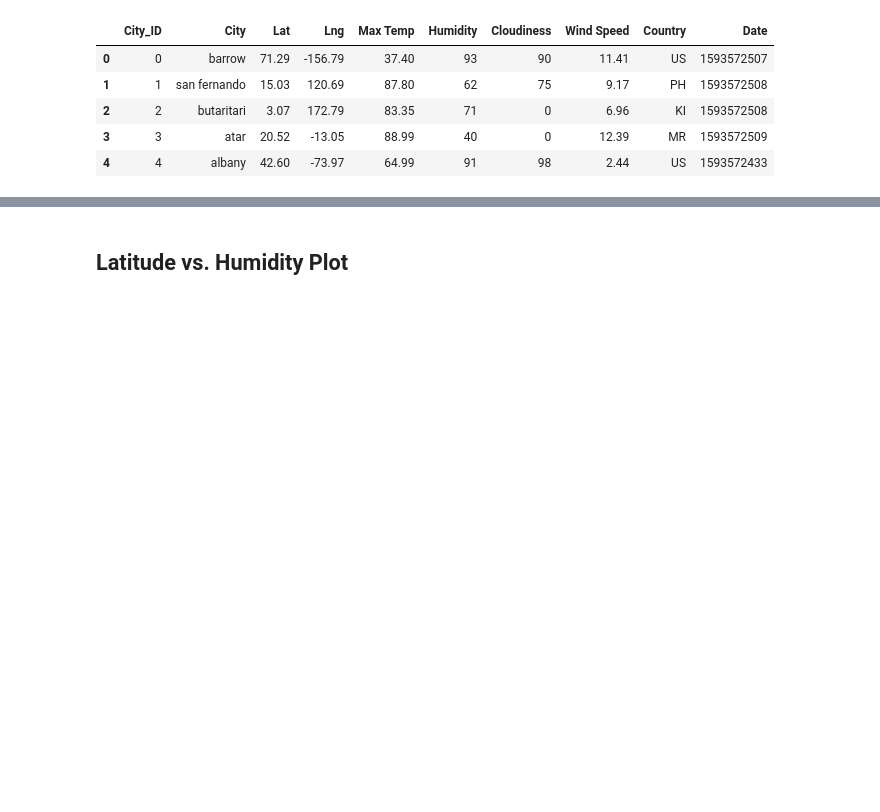
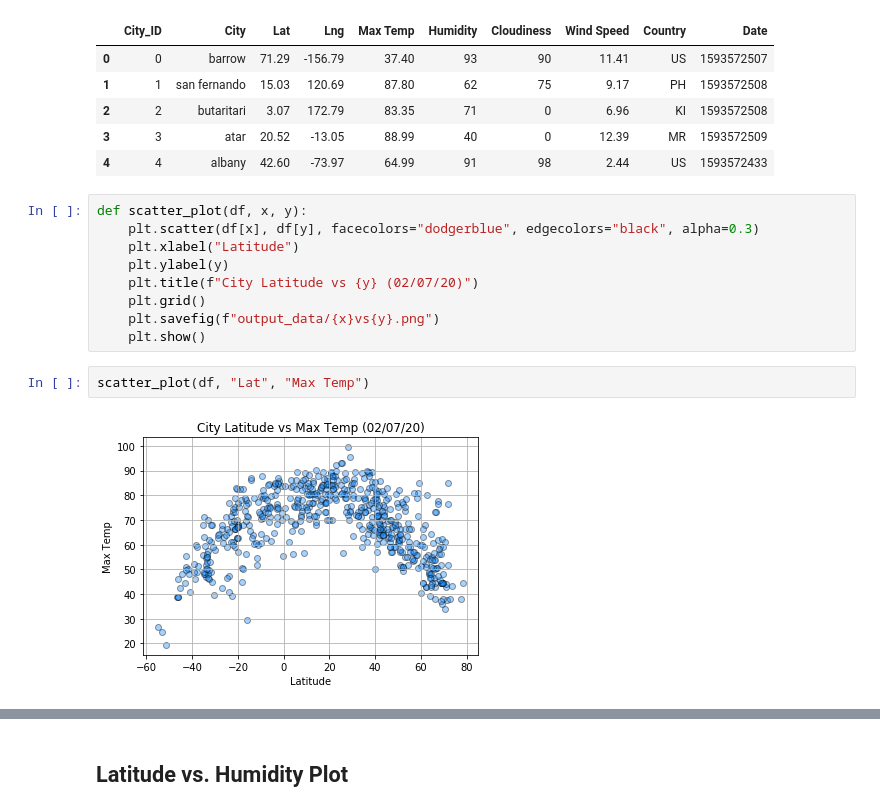
Before and after one commit to momcancode/API-challenge, a Jupyter notebook: WeatherPy/WeatherPy-TEST.ipynb, the cells around one changed output, grey strips where cells are left out. Drawn from its saved outputs; the diff is of its cells as text; blank space fills up the shorter version.

```diff
--- a/WeatherPy/WeatherPy-TEST.ipynb
+++ b/WeatherPy/WeatherPy-TEST.ipynb
@@ -223,4 +223,17 @@ df.head()
 | 2 | 2 | butaritari | 3.07 | 172.79 | 83.35 | 71 | 0 | 6.96 | KI | 1593572508 |
 | 3 | 3 | atar | 20.52 | -13.05 | 88.99 | 40 | 0 | 12.39 | MR | 1593572509 |
 | 4 | 4 | albany | 42.60 | -73.97 | 64.99 | 91 | 98 | 2.44 | US | 1593572433 |
+# %%
+def scatter_plot(df, x, y):
+    plt.scatter(df[x], df[y], facecolors="dodgerblue", edgecolors="black", alpha=0.3)
+    plt.xlabel("Latitude")
+    plt.ylabel(y)
+    plt.title(f"City Latitude vs {y} (02/07/20)")
+    plt.grid()
+    plt.savefig(f"output_data/{x}vs{y}.png")
+    plt.show()
+# %%
+scatter_plot(df, "Lat", "Max Temp")
+# %% [output]
+[figure, added]
 # %%
```
Also changed, not shown: parts of 7 cells of this notebook, 19 other files.
